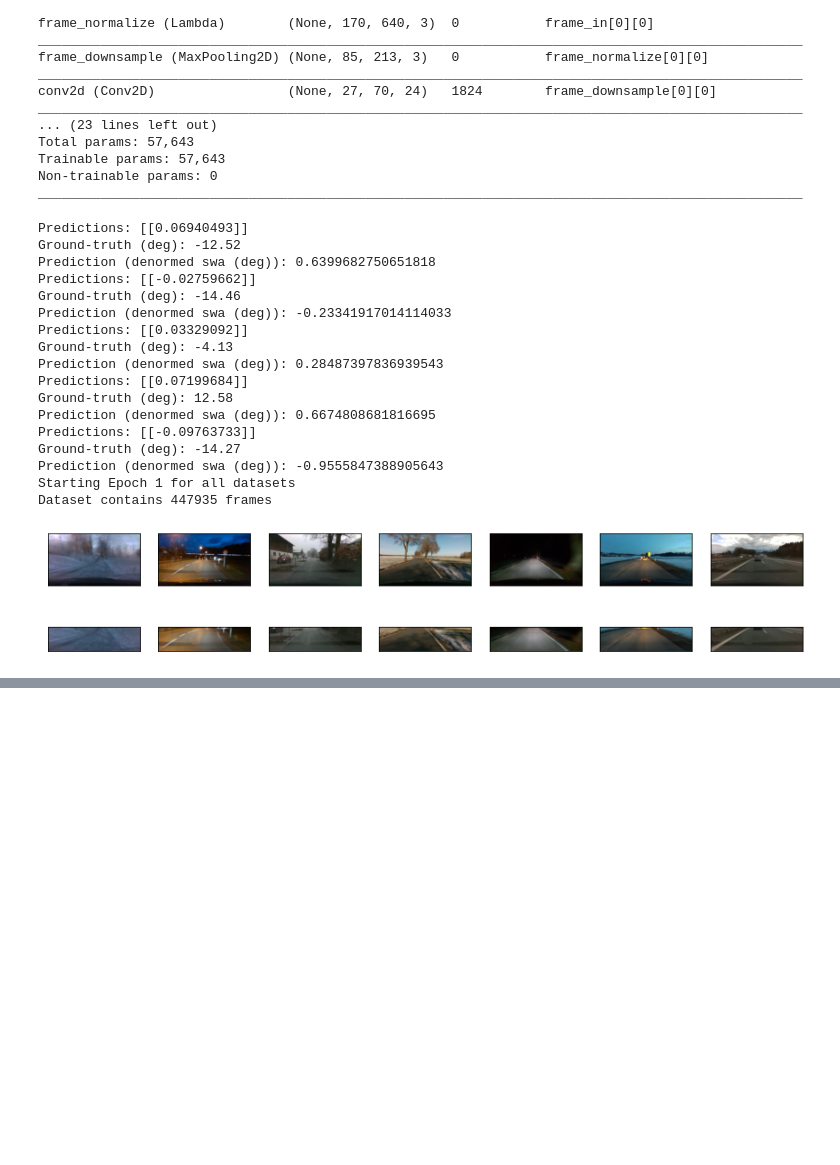
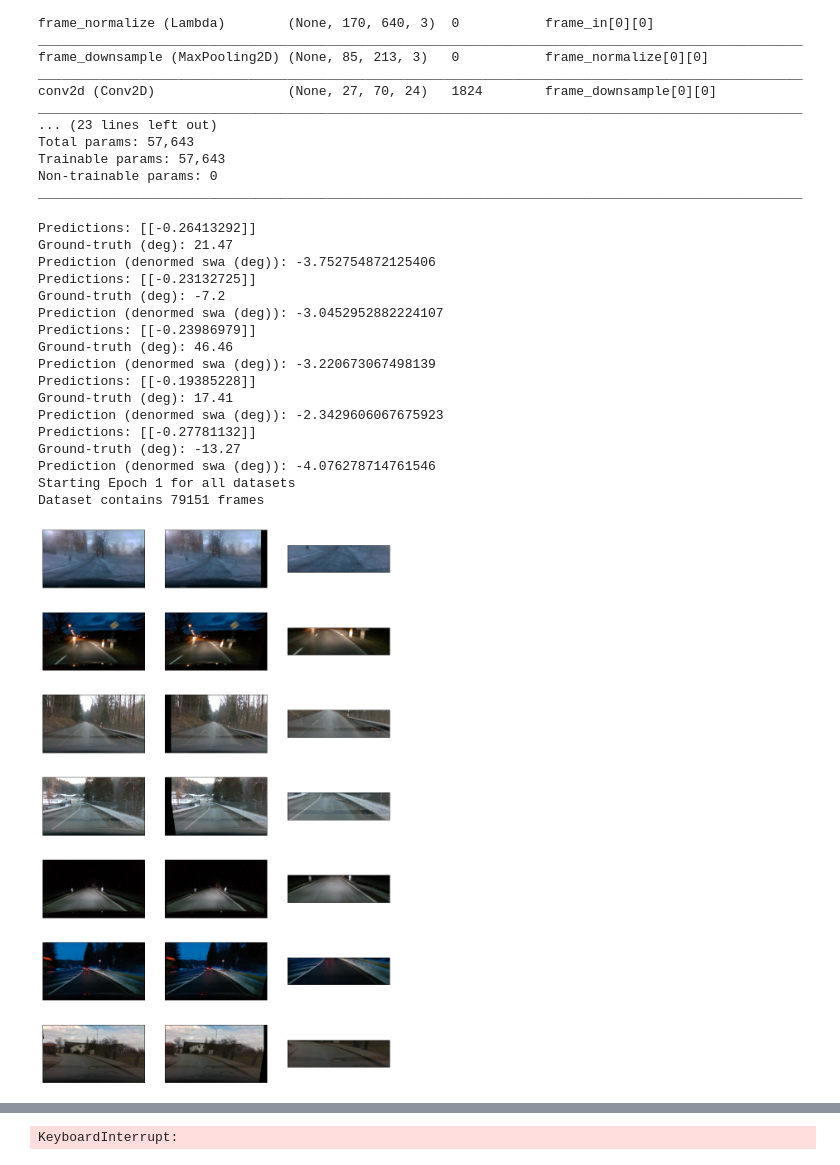
Before and after one commit to korbinianbauer/diypilot, a Jupyter notebook: notebooks/Train Autopilot.ipynb, the cells around one changed output, grey strips where cells are left out. Drawn from its saved outputs; the diff is of its cells as text; code cells hidden in the pictures; blank space fills up the shorter version.

Commit message:
symmetric balancing

```diff
--- a/notebooks/Train Autopilot.ipynb
+++ b/notebooks/Train Autopilot.ipynb
@@ -294,7 +312,7 @@ model = Model(inputs=[x.input, y.input], outputs=combined)
 
 model.compile(optimizer='adam', loss='mse', metrics=['mse', 'mae'])
 # %%
-model_name = 'v17.5'
+model_name = 'v17.6_symmetric_balancing_no_flip'
 try:
     model = keras.models.load_model('./trained_models/' + model_name + '.h5')
 except:
@@ -347,37 +365,53 @@ def dataset_thumbs(dataset):
 
     print("Dataset contains {} frames".format(frames))
 
-    plt.figure(figsize=(15,3))
+    plt.figure(figsize=(15,25))
     for i in range(thumbs):
+
+        # original frame
         framenr = frames//thumbs*i
         #print("Getting frame {}".format(framenr))
         sample = dataset.get_sample(framenr)
         frame = sample['frame']
         frame = frame/255
-        #frame = img_to_array(dataset.get_frame(frames//thumbs*i)[0])/255
 
-        sample = dataset.get_sample(framenr, crop=True)
-        cropped_frame = sample['frame']
-        cropped_frame = cropped_frame/255
-        plt.subplot(2,thumbs,i+1)
+        plt.subplot(thumbs,3,i*3+1)
         plt.xticks([])
         plt.yticks([])
         plt.grid(False)
         plt.imshow(frame)
-        plt.subplot(2,thumbs,i+thumbs+1)
+
+        # augmented frame
+        sample = dataset.get_sample(framenr, augment=True)
+        aug_frame = sample['frame']
+        aug_frame = aug_frame/255
+
+        plt.subplot(thumbs,3,i*3+2)
+        plt.xticks([])
+        plt.yticks([])
+        plt.grid(False)
+        plt.imshow(aug_frame)
+
+        # cropped frame
+        sample = dataset.get_sample(framenr, crop=True)
+        cropped_frame = sample['frame']
+        cropped_frame = cropped_frame/255
+
+        plt.subplot(thumbs,3,i*3+3)
         plt.xticks([])
         plt.yticks([])
         plt.grid(False)
         plt.imshow(cropped_frame)
+
+
+
+
         #plt.xlabel(class_names[train_labels[i]])
     plt.show()
 # %%
 epochs = 200
 
 qualities = dict()
-
-multi_train_dataset.denormalize_swa(0.5)
-
 
 
 for epoch in range(epochs):
@@ -406,7 +440,7 @@ for epoch in range(epochs):
         print("Predictions: " + str(predictions))
         print("Ground-truth (deg): " +str(actual_swa))
         print("Prediction (denormed swa (deg)): " + str(denormed_pred_swa))
-
+        print()
 
     print("Starting Epoch {} for all datasets".format(epoch+1))
     qualities["epoch-" + str(epoch)] = dict()
@@ -414,47 +448,47 @@ for epoch in range(epochs):
     naive_norm_mae = multi_train_dataset.get_mean_absolute_normalized_swa()
     if epoch == 0:
         dataset_thumbs(multi_train_dataset)
         print("Dataset Mean Absolute Normalized SWA: {}".format(naive_norm_mae))
     hist = model.fit(multi_train_dataset, epochs=1, verbose=1, workers=4)#, use_multiprocessing=False, workers=1)
     model.save('./trained_models/' + model_name + "_epoch_" + str(epoch+1) + '.h5')
 
 
     model_mae = hist.history['mae'][-1]
 
     quality = 1 - (model_mae/naive_norm_mae)
     qualities["epoch-" + str(epoch)] = quality
     print("Model quality: {:.1f}%".format(100*quality))
 
 
 
     print()
     #i = 1
     #for val_set in val_sets:
     #    loss = model.evaluate(val_set, verbose=1)
     #    predictions = model.predict(val_set, verbose=1)
     #    predictions_degrees = [x[0]*90 for x in predictions.tolist()]
     #    get_smoothness_score(predictions_degrees)
     #    #print("Validation Set {} loss: {}".format(i, loss))
     #    i+=1
 
     print()
     print()
 # %% [output]
-Predictions: [[0.06940493]]
-Ground-truth (deg): -12.52
-Prediction (denormed swa (deg)): 0.6399682750651818
-Predictions: [[-0.02759662]]
-Ground-truth (deg): -14.46
-Prediction (denormed swa (deg)): -0.23341917014114033
-Predictions: [[0.03329092]]
-Ground-truth (deg): -4.13
-Prediction (denormed swa (deg)): 0.28487397836939543
-Predictions: [[0.07199684]]
-Ground-truth (deg): 12.58
-Prediction (denormed swa (deg)): 0.6674808681816695
-Predictions: [[-0.09763733]]
-Ground-truth (deg): -14.27
-Prediction (denormed swa (deg)): -0.9555847388905643
+Predictions: [[-0.26413292]]
+Ground-truth (deg): 21.47
+Prediction (denormed swa (deg)): -3.752754872125406
+Predictions: [[-0.23132725]]
+Ground-truth (deg): -7.2
+Prediction (denormed swa (deg)): -3.0452952882224107
+Predictions: [[-0.23986979]]
+Ground-truth (deg): 46.46
+Prediction (denormed swa (deg)): -3.220673067498139
+Predictions: [[-0.19385228]]
+Ground-truth (deg): 17.41
+Prediction (denormed swa (deg)): -2.3429606067675923
+Predictions: [[-0.27781132]]
+Ground-truth (deg): -13.27
+Prediction (denormed swa (deg)): -4.076278714761546
 Starting Epoch 1 for all datasets
-Dataset contains 447935 frames
+Dataset contains 79151 frames
-[figure, old version]
+[figure, new version]
@@ -461,0 +512 @@ Dataset Mean Absolute Normalized SWA: 0.33155730957164603
+KeyboardInterrupt:
```
Also changed, not shown: parts of 7 cells of this notebook, 27 other files.
